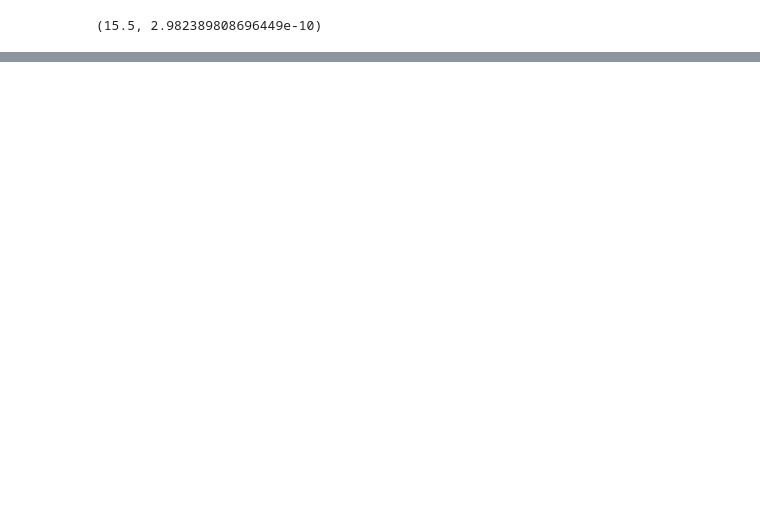
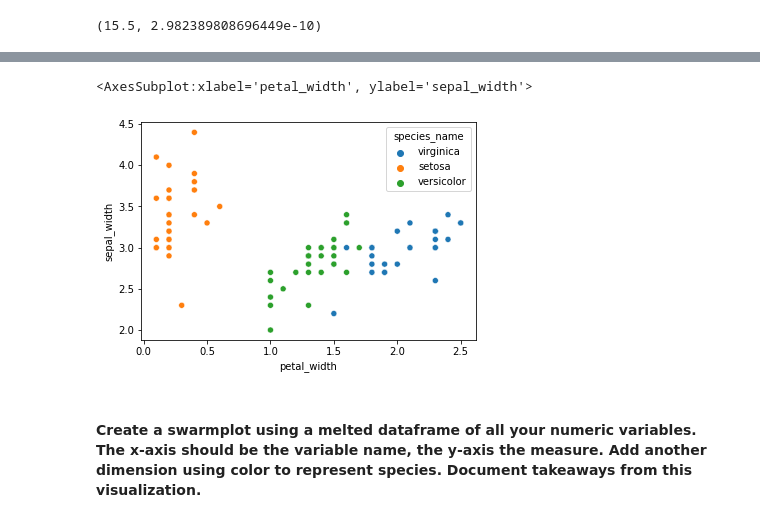
Before and after one commit to ForrestMccrosky/classification-exercises, a Jupyter notebook: classification_exercises.ipynb, the cells around one changed output, grey strips where cells are left out. Saved outputs shown, nothing was run; the diff lists cells and outputs as text; code cells hidden in the pictures; blank space fills up the shorter version.

```diff
--- a/classification_exercises.ipynb
+++ b/classification_exercises.ipynb
@@ -846,0 +880,8 @@ U, p
+# %%
+sns.scatterplot(data = train, x = 'petal_width',
+                y = 'sepal_width', hue = 'species_name')
+# %% [output]
+<AxesSubplot:xlabel='petal_width', ylabel='sepal_width'>
+[figure, added]
+# %% [markdown]
+#### Create a swarmplot using a melted dataframe of all your numeric variables. The x-axis should be the variable name, the y-axis the measure. Add another dimension using color to represent species. Document takeaways from this visualization.
```
Also changed, not shown: parts of 30 cells of this notebook.
